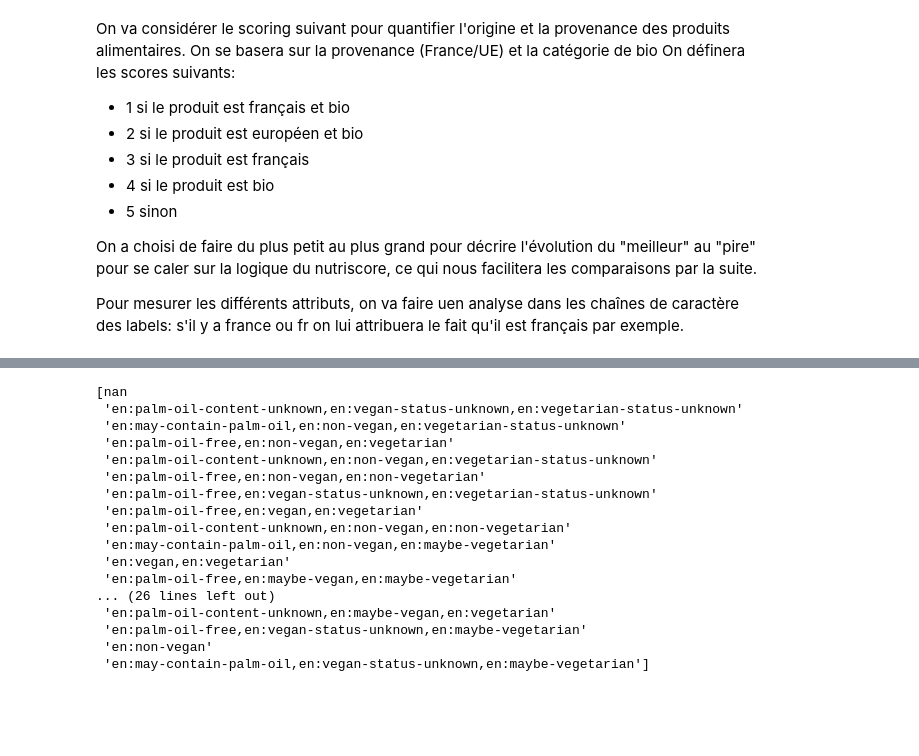
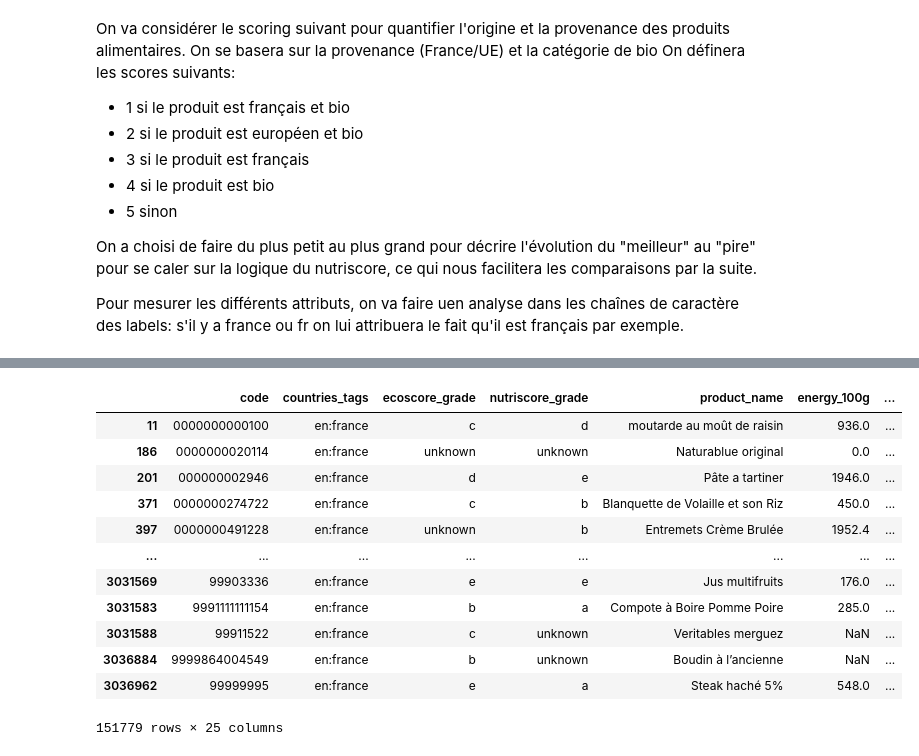
Before and after one commit to ashxivy/Projet-Python-pour-la-data-science, a Jupyter notebook: Le Nutri-Score permet il de bien consommer.ipynb, the cells around one changed output, grey strips where cells are left out. Saved outputs shown, nothing was run; the diff lists cells and outputs as text; code cells hidden in the pictures; blank space fills up the shorter version.

```diff
--- a/Le Nutri-Score permet il de bien consommer.ipynb
+++ b/Le Nutri-Score permet il de bien consommer.ipynb
@@ -304,13 +337,13 @@ On va établir le scoring suivant:
 - produit très transformé: 4 si le nombre d'ingrédients est au delà de 8.
 # %%
 # Créer une nouvelle colonne 'score' en fonction du nombre d'ingrédients
-df_cleaned_nova['score_transformation'] = df_cleaned_nova['nombre_ingredients'].apply(lambda n: 1 if n <= 2 else (2 if n <= 4 else (3 if n <= 7 else 4)))
+df_selected['score_transformation'] = df_selected['nombre_ingredients'].apply(lambda n: 1 if n <= 2 else (2 if n <= 4 else (3 if n <= 7 else 4)))
 
 # Afficher le DataFrame avec la nouvelle colonne 'score'
-#print(df_cleaned_nova[['ingredients_text', 'nombre_ingredients', 'score_transformation']])
+#print(df_selected[['ingredients_text', 'nombre_ingredients', 'score_transformation']])
 
 # Obtenir un tableau d'occurrences du scoring sur la transformation des produits
-occurrences_scoring_transformation = df_cleaned_nova['score_transformation'].value_counts()
+occurrences_scoring_transformation = df_selected['score_transformation'].value_counts()
 
 # Afficher le tableau d'occurrences
 print(occurrences_scoring_transformation)
@@ -394,8 +427,8 @@ categorie_produits_transformes = ['en:composite-foods,en:one-dish-meals',
                                   'en:sugary-snacks,en:chocolate-products']
 
 # Mise à jour du score pour les produits dans la liste des catégories de produits transformés
-df_cleaned_nova.loc[df_cleaned_nova['food_groups_tags'].isin(categorie_produits_transformes), 'score_transformation'] = 4
+df_selected.loc[df_selected['food_groups_tags'].isin(categorie_produits_transformes), 'score_transformation'] = 4
 
 # Afficher le DataFrame mis à jour
-print(df_cleaned_nova[['product_name', 'food_groups_tags', 'score_transformation']])
+print(df_selected[['product_name', 'food_groups_tags', 'score_transformation']])
 # %% [output]
@@ -487,27 +520,24 @@ On a choisi de faire du plus petit au plus grand pour décrire l'évolution du "
 
 Pour mesurer les différents attributs, on va faire uen analyse dans les chaînes de caractère des labels: s'il y a france ou fr on lui attribuera le fait qu'il est français par exemple.
 # %%
-# Assurez-vous que 'labels_tags' ne contient pas de valeurs nulles
-df_cleaned_origin = df_cleaned.dropna(subset=['labels_tags'])
-
 # Créer une nouvelle colonne 'score_labels' initialisée à 0
-df_cleaned_origin['score_labels'] = 0
+df_selected['score_labels'] = 0
 
 # Définir des critères et attribuer des scores
-critere_bio_france = df_cleaned_origin['labels_tags'].str.contains('france|fr', case=False) & df_cleaned_origin['labels_tags'].str.contains('bio|organic', case=False)
-critere_eu_bio = df_cleaned_origin['labels_tags'].str.contains('eu', case=False) & df_cleaned_origin['labels_tags'].str.contains('bio|organic', case=False)
-critere_france = df_cleaned_origin['labels_tags'].str.contains('france|fr', case=False)
-critere_bio = df_cleaned_origin['labels_tags'].str.contains('bio|organic', case=False)
+critere_bio_france = df_selected['labels_tags'].str.contains('france|fr', case=False) & df_selected['labels_tags'].str.contains('bio|organic', case=False)
+critere_eu_bio = df_selected['labels_tags'].str.contains('eu', case=False) & df_selected['labels_tags'].str.contains('bio|organic', case=False)
+critere_france = df_selected['labels_tags'].str.contains('france|fr', case=False)
+critere_bio = df_selected['labels_tags'].str.contains('bio|organic', case=False)
 
 # Attribuer des scores en fonction des critères (inverser l'ordre)
-df_cleaned_origin.loc[~(critere_bio_france | critere_eu_bio | critere_france | critere_bio) & (df_cleaned_origin['score_labels'] < 1), 'score_labels'] = 5
-df_cleaned_origin.loc[critere_bio & (df_cleaned_origin['score_labels'] < 2), 'score_labels'] = 4
-df_cleaned_origin.loc[critere_france & (df_cleaned_origin['score_labels'] < 3), 'score_labels'] = 3
-df_cleaned_origin.loc[critere_eu_bio & (df_cleaned_origin['score_labels'] < 4), 'score_labels'] = 2
-df_cleaned_origin.loc[critere_bio_france, 'score_labels'] = 1
+df_selected.loc[~(critere_bio_france | critere_eu_bio | critere_france | critere_bio) & (df_selected['score_labels'] < 1), 'score_labels'] = 5
+df_selected.loc[critere_bio & (df_selected['score_labels'] < 2), 'score_labels'] = 4
+df_selected.loc[critere_france & (df_selected['score_labels'] < 3), 'score_labels'] = 3
+df_selected.loc[critere_eu_bio & (df_selected['score_labels'] < 4), 'score_labels'] = 2
+df_selected.loc[critere_bio_france, 'score_labels'] = 1
 
 # Afficher le DataFrame avec la nouvelle colonne de scoring
-print(df_cleaned_origin[['labels_tags', 'score_labels']])
+print(df_selected[['labels_tags', 'score_labels']])
 # %% [output]
 A value is trying to be set on a copy of a slice from a DataFrame.
 Try using .loc[row_indexer,col_indexer] = value instead
@@ -531,24 +561,16 @@ See the caveats in the documentation: https://pandas.pydata.org/pandas-docs/stab
-# %%
-# Afficher les valeurs uniques de la colonne 'main_category_fr'
-valeurs_ingredients = df_cleaned['ingredients_analysis_tags'].unique()
-
-# Afficher les valeurs
-print(valeurs_ingredients)
-# %% [output]
-[nan
- 'en:palm-oil-content-unknown,en:vegan-status-unknown,en:vegetarian-status-unknown'
- 'en:may-contain-palm-oil,en:non-vegan,en:vegetarian-status-unknown'
- 'en:palm-oil-free,en:non-vegan,en:vegetarian'
- 'en:palm-oil-content-unknown,en:non-vegan,en:vegetarian-status-unknown'
- 'en:palm-oil-free,en:non-vegan,en:non-vegetarian'
- 'en:palm-oil-free,en:vegan-status-unknown,en:vegetarian-status-unknown'
- 'en:palm-oil-free,en:vegan,en:vegetarian'
- 'en:palm-oil-content-unknown,en:non-vegan,en:non-vegetarian'
- 'en:may-contain-palm-oil,en:non-vegan,en:maybe-vegetarian'
- 'en:vegan,en:vegetarian'
- 'en:palm-oil-free,en:maybe-vegan,en:maybe-vegetarian'
-... (26 lines left out)
- 'en:palm-oil-content-unknown,en:maybe-vegan,en:vegetarian'
- 'en:palm-oil-free,en:vegan-status-unknown,en:maybe-vegetarian'
- 'en:non-vegan'
- 'en:may-contain-palm-oil,en:vegan-status-unknown,en:maybe-vegetarian']
+# %%
+df_selected
+# %% [output]
+|  | code | countries_tags | ecoscore_grade | nutriscore_grade | product_name | energy_100g | ... |
+| 11 | 0000000000100 | en:france | c | d | moutarde au moût de raisin | 936.0 | ... |
+| 186 | 0000000020114 | en:france | unknown | unknown | Naturablue original | 0.0 | ... |
+| 201 | 000000002946 | en:france | d | e | Pâte a tartiner | 1946.0 | ... |
+| 371 | 0000000274722 | en:france | c | b | Blanquette de Volaille et son Riz | 450.0 | ... |
+| 397 | 0000000491228 | en:france | unknown | b | Entremets Crème Brulée | 1952.4 | ... |
+| ... | ... | ... | ... | ... | ... | ... | ... |
+| 3031569 | 99903336 | en:france | e | e | Jus multifruits | 176.0 | ... |
+| 3031583 | 9991111111154 | en:france | b | a | Compote à Boire Pomme Poire | 285.0 | ... |
+| 3031588 | 99911522 | en:france | c | unknown | Veritables merguez | NaN | ... |
+| 3036884 | 9999864004549 | en:france | b | unknown | Boudin à l’ancienne | NaN | ... |
+| 3036962 | 99999995 | en:france | e | a | Steak haché 5% | 548.0 | ... |
+151779 rows × 25 columns
```
Also changed, not shown: parts of 14 cells of this notebook.
